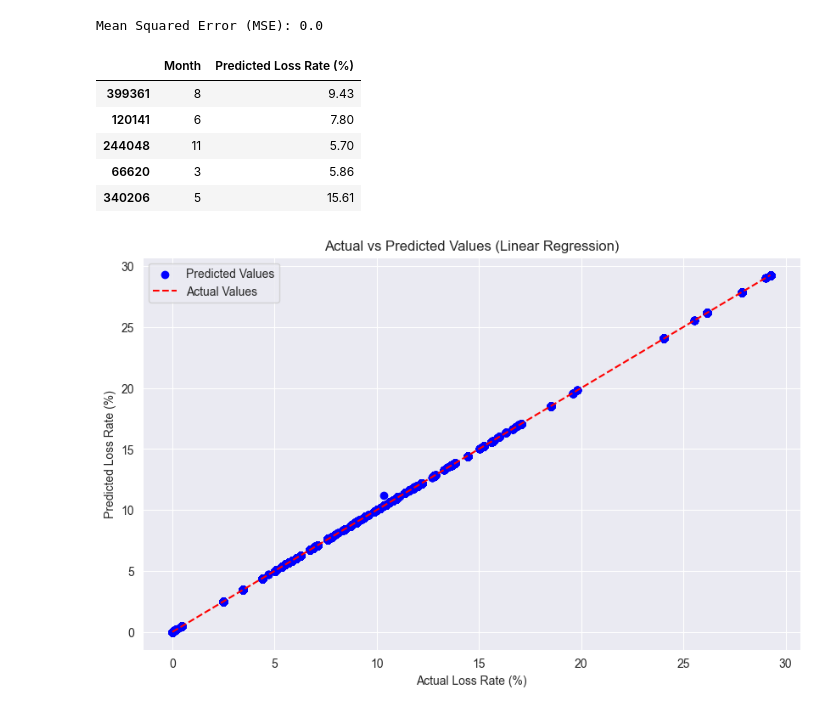
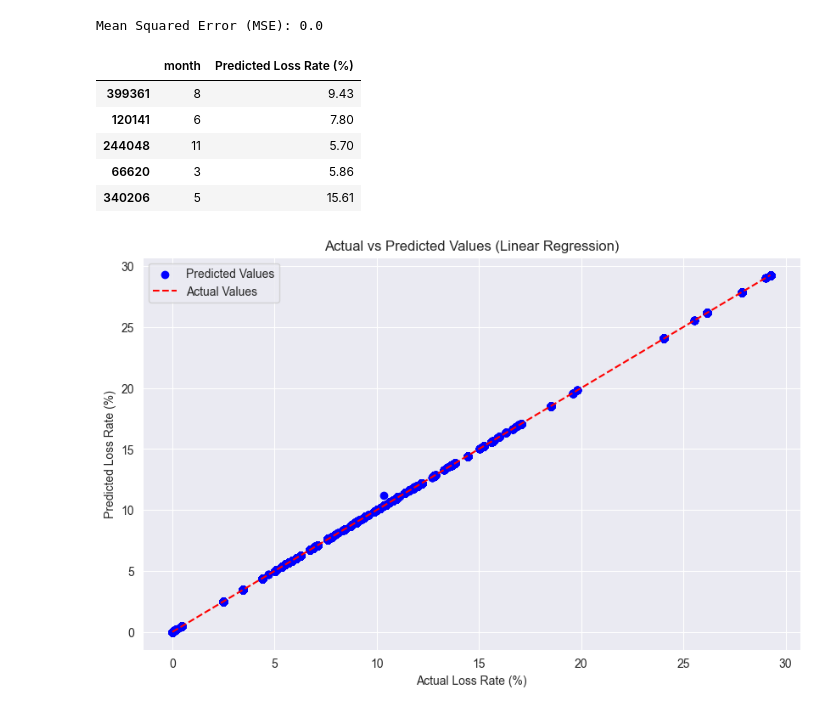
Before and after one commit to RumethSandinu/Project-connexa, a Jupyter notebook: loss_rate_analysis/loss_rate_model.ipynb, the cells around one changed output. Drawn from its saved outputs; the diff is of its cells as text; code cells hidden in the pictures.

```diff
--- a/loss_rate_analysis/loss_rate_model.ipynb
+++ b/loss_rate_analysis/loss_rate_model.ipynb
@@ -21,7 +21,7 @@ from sklearn.model_selection import train_test_split
 y = data['loss_rate_(%)']
 
 # Select features for model training
-numerical_columns = ['Month', 'unit_selling_price_rmb/kg', 'wholesale_price_(rmb/kg)', 'total_sales']
+numerical_columns = ['month', 'unit_selling_price_rmb/kg', 'wholesale_price_(rmb/kg)', 'total_sales']
 categorical_columns = ['category_name', 'item_name']
 # %%
 # Extract numerical features
@@ -113,16 +127,16 @@ Mean Squared Error (MSE): 0.0
 # %%
 # Predict Loss Rate for the first 5 values in the test data
 X_test_subset = X_test.head()
 predictions = model.predict(X_test_subset)
 
 # Display the results along with Month, Item Name, Category Name, and Discount information
 result_df = pd.DataFrame({
-    'Month': data.loc[X_test_subset.index, 'Month'],  # Assuming 'Month' is the original month numbers
+    'month': data.loc[X_test_subset.index, 'month'],  # Assuming 'Month' is the original month numbers
     'Predicted Loss Rate (%)': predictions
 })
 result_df.head()
 # %% [output]
-|  | Month | Predicted Loss Rate (%) |
+|  | month | Predicted Loss Rate (%) |
 | 399361 | 8 | 9.43 |
 | 120141 | 6 | 7.80 |
 | 244048 | 11 | 5.70 |
```
Also changed, not shown: parts of 7 cells of this notebook, 6 other files.
